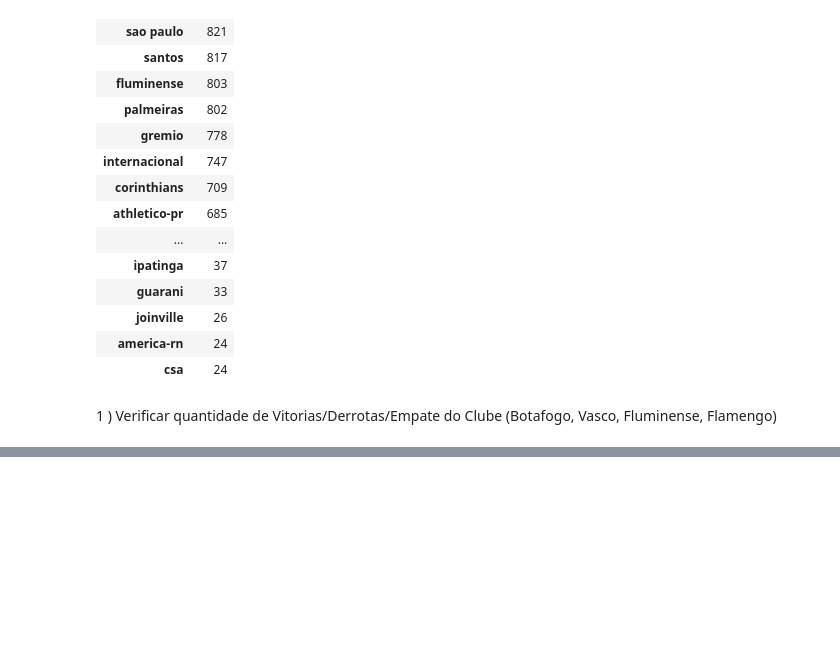
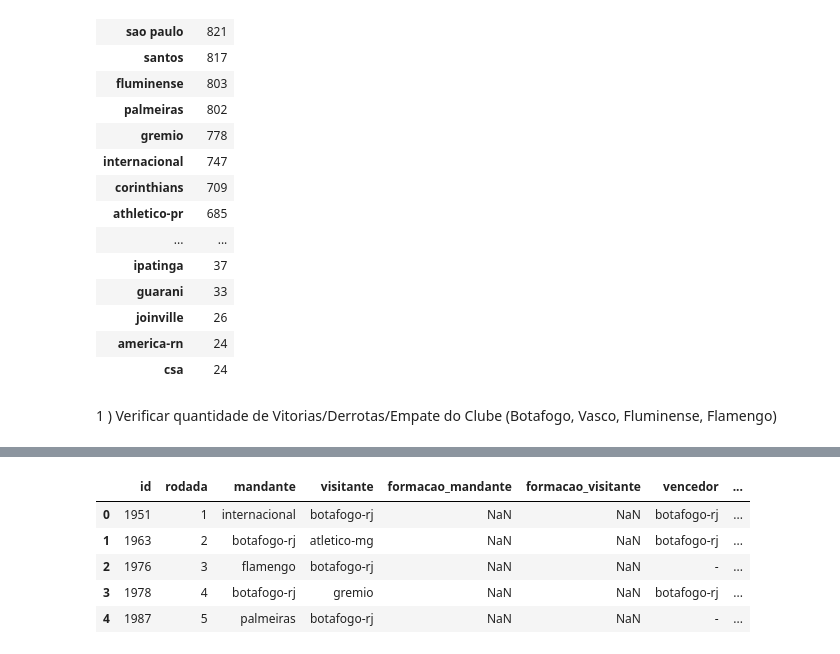
Before and after one commit to vbddinho/puc_minas_machine, a Jupyter notebook: upload_data.ipynb, the cells around one changed output, grey strips where cells are left out. Cells and saved outputs as stored; diff of their text form; code cells hidden in the pictures; blank space fills up the shorter version.

```diff
--- a/upload_data.ipynb
+++ b/upload_data.ipynb
@@ -349,0 +336,10 @@ memory usage: 236.9+ KB
+# %%
+selecao_cariocas = pd.read_csv('dados/selecao_carioca.csv', sep=';',encoding = "UTF-8")
+selecao_cariocas.head()
+# %% [output]
+|  | id | rodada | mandante | visitante | formacao_mandante | formacao_visitante | vencedor | ... |
+| 0 | 1951 | 1 | internacional | botafogo-rj | NaN | NaN | botafogo-rj | ... |
+| 1 | 1963 | 2 | botafogo-rj | atletico-mg | NaN | NaN | botafogo-rj | ... |
+| 2 | 1976 | 3 | flamengo | botafogo-rj | NaN | NaN | - | ... |
+| 3 | 1978 | 4 | botafogo-rj | gremio | NaN | NaN | botafogo-rj | ... |
+| 4 | 1987 | 5 | palmeiras | botafogo-rj | NaN | NaN | - | ... |
```
Also changed, not shown: parts of 5 cells of this notebook, 3 other files.
